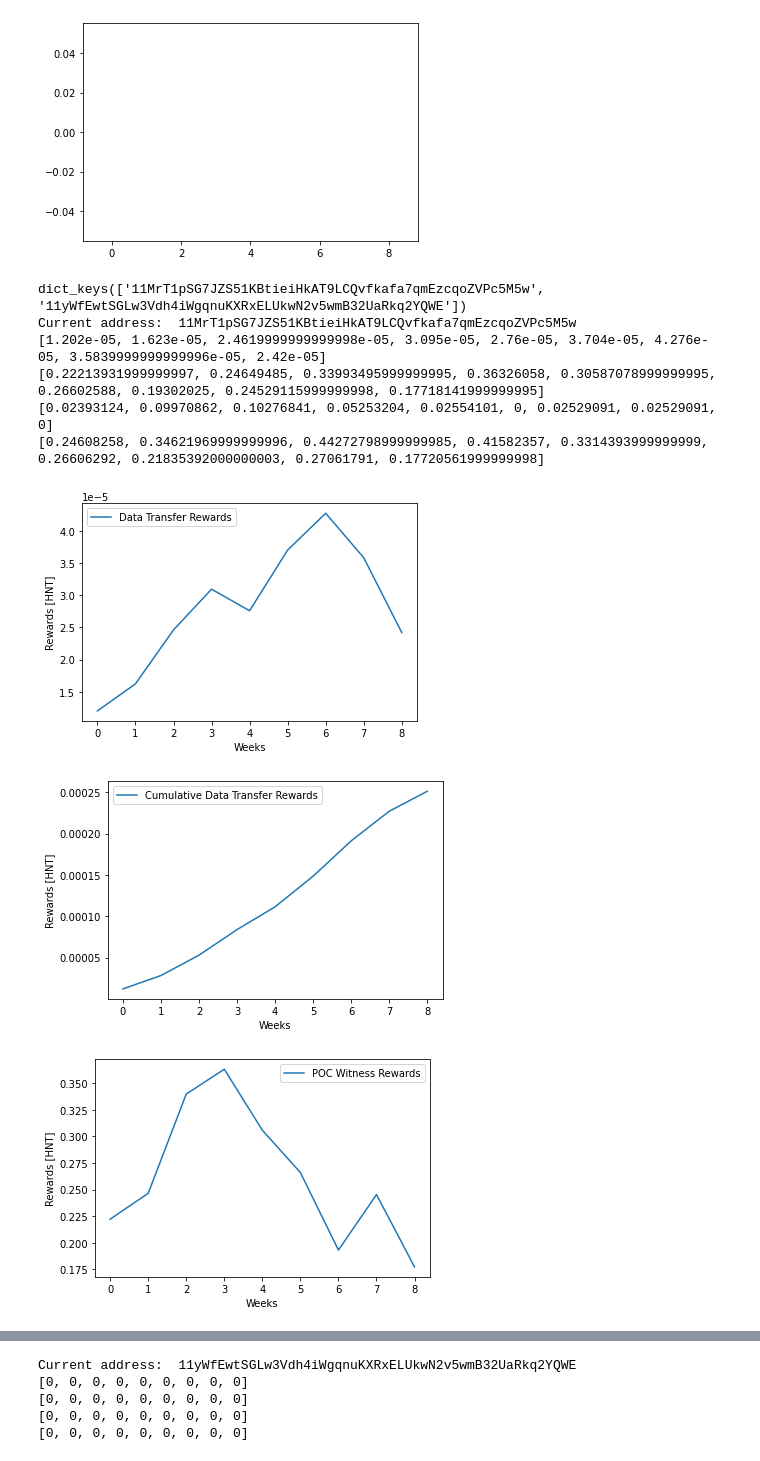
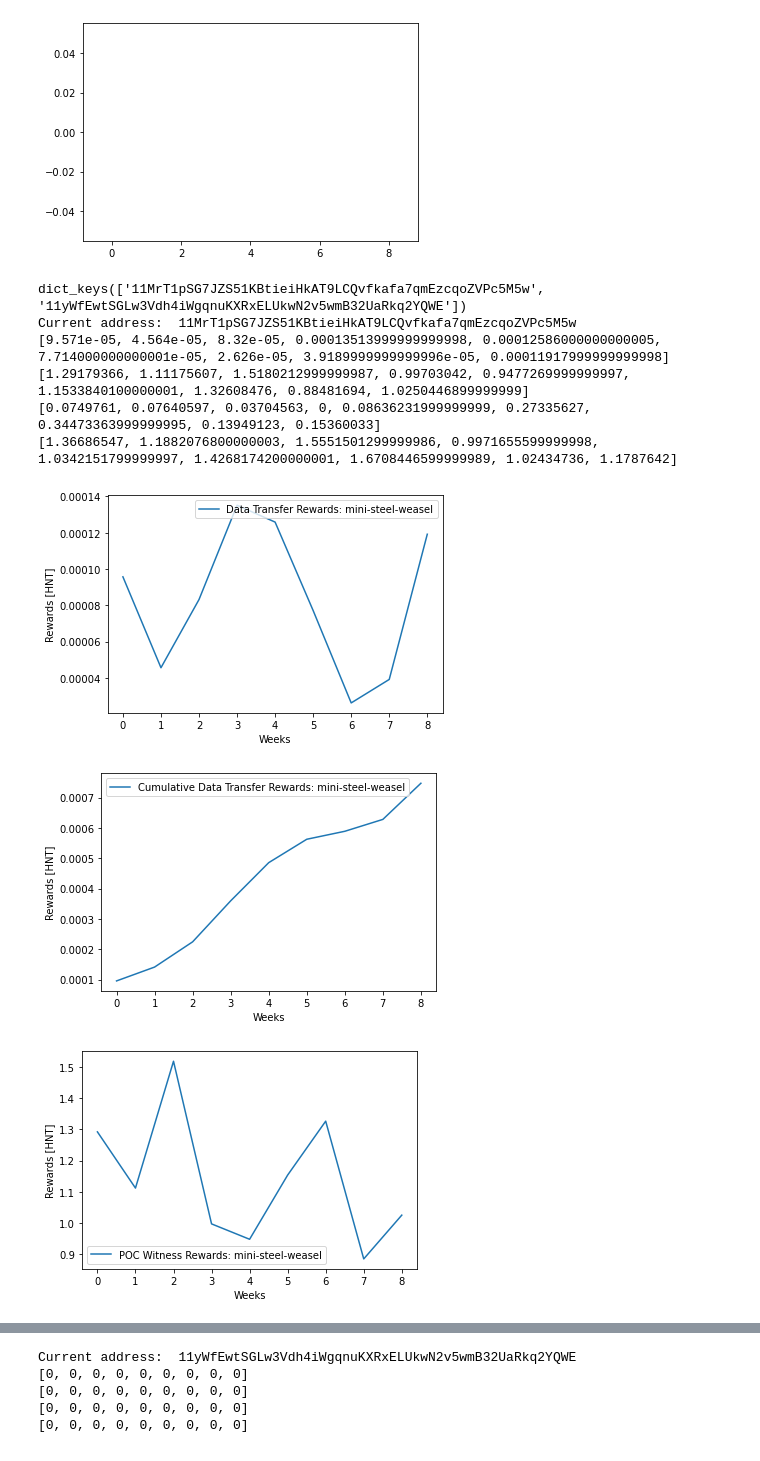
Before and after one commit to kristijanH1998/REU-Summer-Internship, a Jupyter notebook: Blockchain API Requests 2 (7.14).ipynb, the cells around one changed output, grey strips where cells are left out. Drawn from its saved outputs; the diff is of its cells as text; code cells hidden in the pictures.

```diff
--- a/Blockchain API Requests 2 (7.14).ipynb
+++ b/Blockchain API Requests 2 (7.14).ipynb
@@ -214,13 +214,17 @@ from matplotlib import pyplot as plt
 url = "https://api.helium.io/v1/hotspots/location/distance/?lat=36.871342&lon=-76.278701&distance=200"
 dict1 = json.loads(requests.get(url).text)
 
+hotspot_names = []
+for num in range(len(dict1['data'])):
+    hotspot_names.append(dict1['data'][num]['name'])
+
 minTime = []
 maxTime = []
 current_date = date.today()
 
 for i in range(1,10):
     maxTime.append(current_date)
-    priorDate = current_date-timedelta(days=1)
+    priorDate = current_date-timedelta(days=7)
     minTime.append(priorDate)
     current_date = priorDate
 
@@ -240,6 +244,7 @@ sum_witness = 0
 sum_challengee = 0
 sum_rewards_total = 0
 dict = {}
+counter = 0
 
 for a in dataPerAddress:
     url = ""
@@ -299,76 +304,77 @@ for a in dataPerAddress:
     print(witnessesPerAddress[a])
     print(challengesPerAddress[a])
     print(totalRewardsPerAddress[a])
-    plt.plot(dataPerAddress[a], label = "Data Transfer Rewards")
+    plt.plot(dataPerAddress[a], label = "Data Transfer Rewards: " + hotspot_names[counter])
     plt.xlabel("Weeks")
     plt.ylabel("Rewards [HNT]")
     plt.legend()
     plt.show()
     cdf = np.cumsum(dataPerAddress[a])
-    plt.plot(cdf, label="Cumulative Data Transfer Rewards")
+    plt.plot(cdf, label="Cumulative Data Transfer Rewards: " + hotspot_names[counter])
     plt.xlabel("Weeks")
     plt.ylabel("Rewards [HNT]")
     plt.legend()
     plt.show()
-    plt.plot(witnessesPerAddress[a], label = "POC Witness Rewards")
+    plt.plot(witnessesPerAddress[a], label = "POC Witness Rewards: " + hotspot_names[counter])
     plt.xlabel("Weeks")
     plt.ylabel("Rewards [HNT]")
     plt.legend()
     plt.show()
     cdf = np.cumsum(witnessesPerAddress[a])
-    plt.plot(cdf, label="Cumulative POC Witness Rewards")
+    plt.plot(cdf, label="Cumulative POC Witness Rewards: "+ hotspot_names[counter])
     plt.xlabel("Weeks")
     plt.ylabel("Rewards [HNT]")
     plt.legend()
     plt.show()
-    plt.plot(challengesPerAddress[a], label = "POC Challenger Rewards")
+    plt.plot(challengesPerAddress[a], label = "POC Challenger Rewards: "+ hotspot_names[counter])
     plt.xlabel("Weeks")
     plt.ylabel("Rewards [HNT]")
     plt.legend()
     plt.show()
     cdf = np.cumsum(challengesPerAddress[a])
-    plt.plot(cdf, label="Cumulative POC Challenger Rewards")
+    plt.plot(cdf, label="Cumulative POC Challenger Rewards: "+ hotspot_names[counter])
     plt.xlabel("Weeks")
     plt.ylabel("Rewards [HNT]")
     plt.legend()
     plt.show()
-    plt.plot(totalRewardsPerAddress[a], label = "Total Rewards")
+    plt.plot(totalRewardsPerAddress[a], label = "Total Rewards: "+ hotspot_names[counter])
     plt.xlabel("Weeks")
     plt.ylabel("Rewards [HNT]")
     plt.legend()
     plt.show()
     cdf = np.cumsum(totalRewardsPerAddress[a])
-    plt.plot(cdf, label="Cumulative Total Rewards")
+    plt.plot(cdf, label="Cumulative Total Rewards: "+ hotspot_names[counter])
     plt.xlabel("Weeks")
     plt.ylabel("Rewards [HNT]")
     plt.legend()
     plt.show()
+    counter += 1
 #     plt.bar(range(9), dataPerAddress[a], label = "Data Transfer Rewards")
 #     plt.legend()
 #     plt.show()
 #     plt.bar(range(9), witnessesPerAddress[a], label = "POC Witness Rewards")
 #     plt.legend()
 #     plt.show()
 #     plt.bar(range(9), challengesPerAddress[a], label = "POC Challengee Rewards")
 #     plt.legend()
 #     plt.show()
 #     plt.bar(range(9), totalRewardsPerAddress[a], label = "Total Rewards")
 #     plt.legend()
 #     plt.show()
 
 dict.clear()
 sum_data = 0
 sum_witness = 0
 sum_challengee = 0
 sum_rewards_total = 0
 cursor=''
 # %% [output]
 dict_keys(['11MrT1pSG7JZS51KBtieiHkAT9LCQvfkafa7qmEzcqoZVPc5M5w', '11yWfEwtSGLw3Vdh4iWgqnuKXRxELUkwN2v5wmB32UaRkq2YQWE'])
 Current address:  11MrT1pSG7JZS51KBtieiHkAT9LCQvfkafa7qmEzcqoZVPc5M5w
-[1.202e-05, 1.623e-05, 2.4619999999999998e-05, 3.095e-05, 2.76e-05, 3.704e-05, 4.276e-05, 3.5839999999999996e-05, 2.42e-05]
-[0.22213931999999997, 0.24649485, 0.33993495999999995, 0.36326058, 0.30587078999999995, 0.26602588, 0.19302025, 0.24529115999999998, 0.17718141999999995]
-[0.02393124, 0.09970862, 0.10276841, 0.05253204, 0.02554101, 0, 0.02529091, 0.02529091, 0]
-[0.24608258, 0.34621969999999996, 0.44272798999999985, 0.41582357, 0.3314393999999999, 0.26606292, 0.21835392000000003, 0.27061791, 0.17720561999999998]
+[9.571e-05, 4.564e-05, 8.32e-05, 0.00013513999999999998, 0.00012586000000000005, 7.714000000000001e-05, 2.626e-05, 3.9189999999999996e-05, 0.00011917999999999998]
+[1.29179366, 1.11175607, 1.5180212999999987, 0.99703042, 0.9477269999999997, 1.1533840100000001, 1.32608476, 0.88481694, 1.0250446899999999]
+[0.0749761, 0.07640597, 0.03704563, 0, 0.08636231999999999, 0.27335627, 0.34473363999999995, 0.13949123, 0.15360033]
+[1.36686547, 1.1882076800000003, 1.5551501299999986, 0.9971655599999998, 1.0342151799999997, 1.4268174200000001, 1.6708446599999989, 1.02434736, 1.1787642]
-[figure, old version]
+[figure, new version]
-[figure, old version]
+[figure, new version]
-[figure, old version]
+[figure, new version]
```
Also changed, not shown: parts of 2 cells of this notebook.
